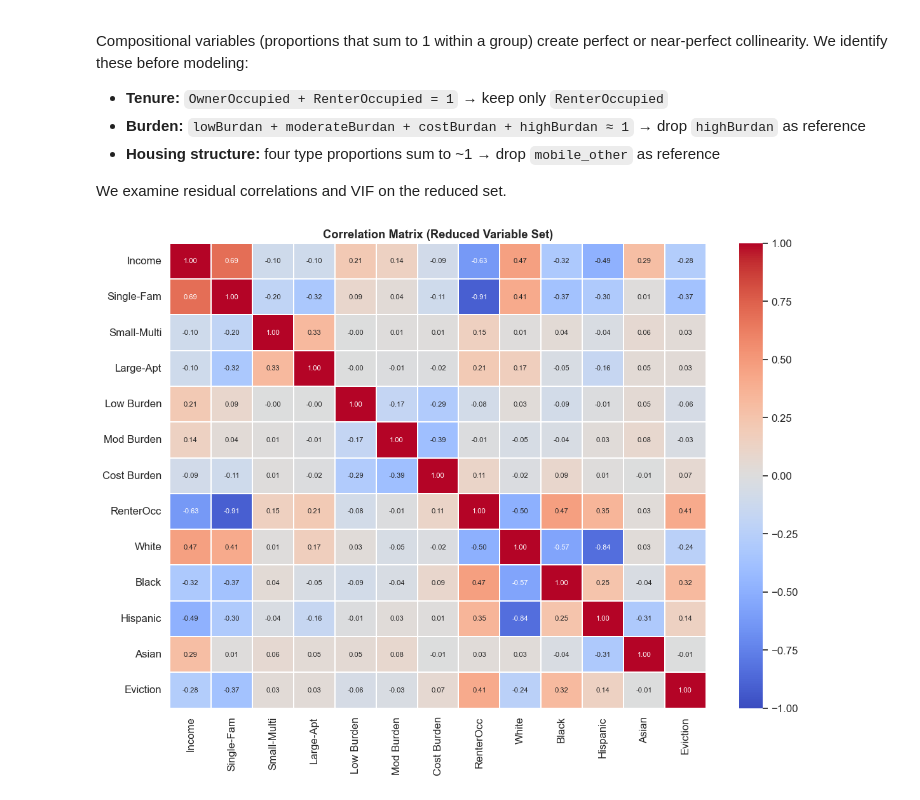
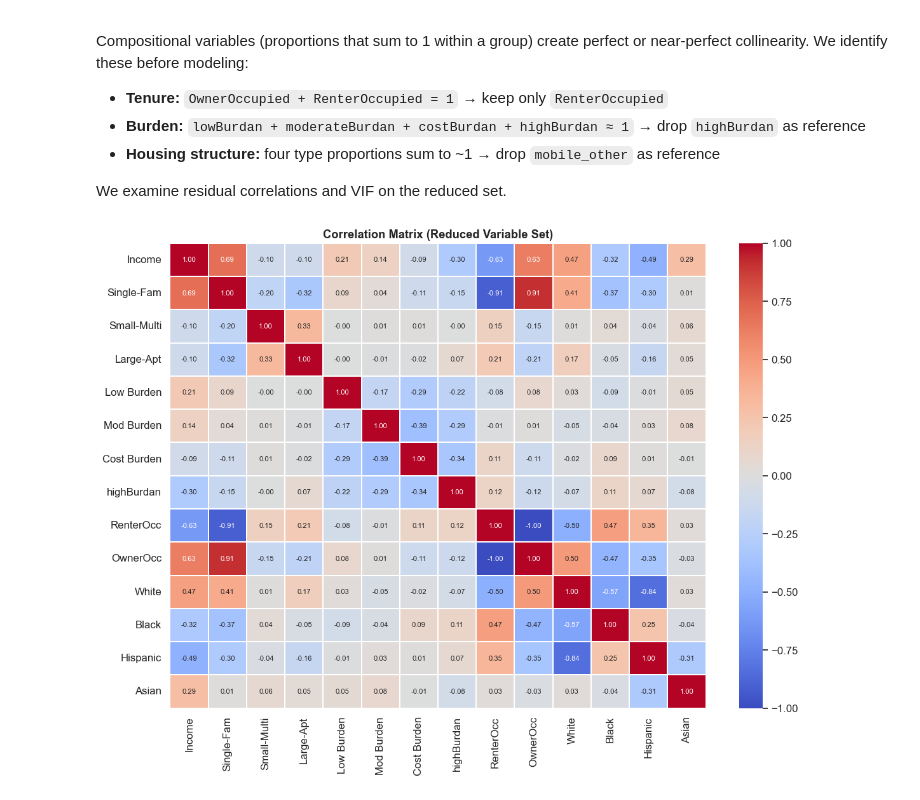
Before and after one commit to victorDeveloper0821/DisplacedVoice, a Jupyter notebook: DataStory.ipynb, the cells around one changed output. Cells and saved outputs as stored; diff of their text form; code cells hidden in the pictures.

```diff
--- a/DataStory.ipynb
+++ b/DataStory.ipynb
@@ -144,0 +175,12 @@ plt.show()
+# %%
+opt_components = 7
+pca_final = PCA(n_components=opt_components)
+
+X_pca = pca_final.fit_transform(PCA_dataset)
+
+reduced_data = pd.DataFrame(
+    data=X_pca,
+    columns=[f'PCA_{i}' for i in range(1, opt_components+1)]
+)
+
+reduced_data.head()
@@ -211,6 +248,7 @@ plt.show()
 # %%
-km_final = KMeans(n_clusters=2, random_state=42, n_init=10)
-fullDataset['cluster'] = km_final.fit_predict(df_kmeans) + 1
+optimize_k = 2
+km_final = KMeans(n_clusters=optimize_k, random_state=42, n_init=10)
+fullDataset['cluster'] = km_final.fit_predict(reduced_data) + 1
 
 print(fullDataset['cluster'].value_counts().sort_index())
 # %% [output]
@@ -312,31 +327,30 @@ We examine residual correlations and VIF on the reduced set.
 # %%
 numeric_cols = [
     'medianIncome',
     'Single-family homes', 'Small multi-unit buildings (2-4 units)',
     'Larger apartment complexes (5+ units)',
-    'lowBurdan', 'moderateBurdan', 'costBurdan',
-    'RenterOccupied',
-    'White Alone', 'Black Alone', 'Hispanic or Latino', 'Asian Alone',
-    'filedEviction',
+    'lowBurdan', 'moderateBurdan', 'costBurdan','highBurdan',
+    'RenterOccupied','OwnerOccupied',
+    'White Alone', 'Black Alone', 'Hispanic or Latino', 'Asian Alone'
 ]
 corr = fullDataset[numeric_cols].corr()
 
 tick_labels = [
     'Income', 'Single-Fam', 'Small-Multi', 'Large-Apt',
-    'Low Burden', 'Mod Burden', 'Cost Burden',
-    'RenterOcc', 'White', 'Black', 'Hispanic', 'Asian', 'Eviction'
+    'Low Burden', 'Mod Burden', 'Cost Burden','highBurdan',
+    'RenterOcc','OwnerOcc', 'White', 'Black', 'Hispanic', 'Asian'
 ]
 
 fig, ax = plt.subplots(figsize=(12, 9))
 sns.heatmap(
     corr, annot=True, fmt='.2f', cmap='coolwarm',
     center=0, vmin=-1, vmax=1,
     linewidths=0.3, annot_kws={'size': 8},
     xticklabels=tick_labels, yticklabels=tick_labels,
     ax=ax
 )
 ax.set_title('Correlation Matrix (Reduced Variable Set)', fontweight='bold')
 plt.tight_layout()
 plt.show()
 # %% [output]
-[figure, old version]
+[figure, new version]
```
Also changed, not shown: parts of 32 cells of this notebook, 1 other file.
